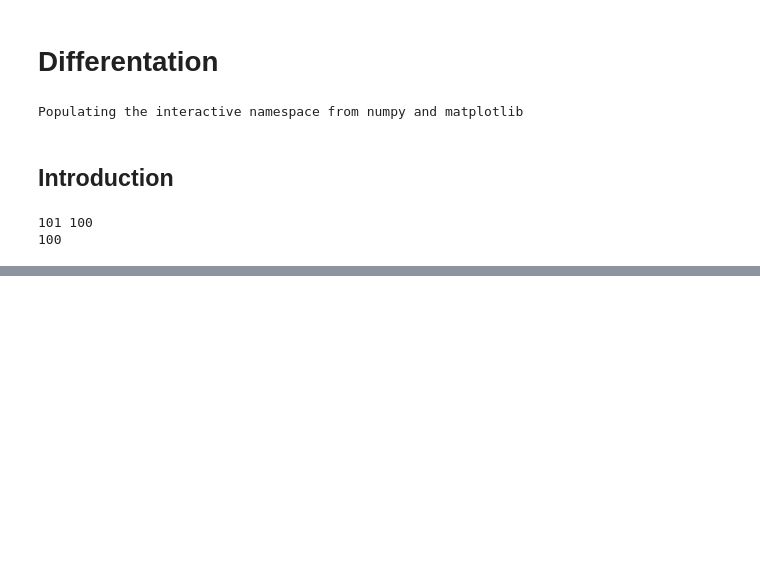
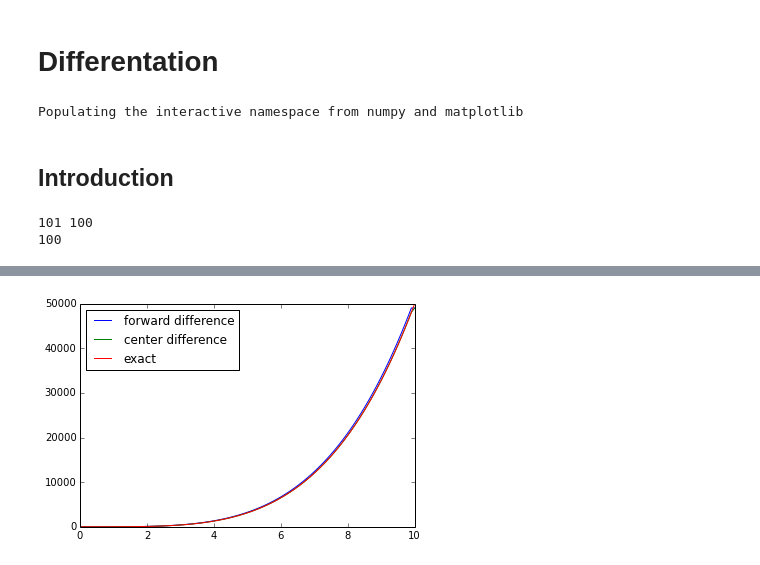
Before and after one commit to dytucker/PHYS202-S14, a Jupyter notebook: SciPy/DifferentationTour.ipynb, the cells around one changed output, grey strips where cells are left out. Drawn from its saved outputs; the diff is of its cells as text; code cells hidden in the pictures; blank space fills up the shorter version.

```diff
--- a/SciPy/DifferentationTour.ipynb
+++ b/SciPy/DifferentationTour.ipynb
@@ -31,4 +34,18 @@ dydx1[-1] = (y[-1] - y[-2])/(x[-1] - x[-2])
 # %%
 dydx2 = np.zeros(y.shape,float)
 
-dydx2[1:-1] = (y[2:] - y[:-2])/x[2:] - x[:-2])
+dydx2[1:-1] = (y[2:] - y[:-2])/(x[2:] - x[:-2])
+
+dydx2[0] = (y[1] - y[0])/(x[1] - x[0])
+
+dydx2[-1] = (y[-1] - y[-2])/(x[-1] - x[-2])
+# %%
+dydxExact = 5*x**4
+# %%
+plt.plot(x,dydx1,label='forward difference')
+plt.plot(x,dydx2,label='center difference')
+plt.plot(x,dydxExact,label='exact')
+plt.legend(loc='upper left')
+plt.show()
+# %% [output]
+[figure, added]
```
Also changed, not shown: parts of 2 cells of this notebook, 1 other file.
